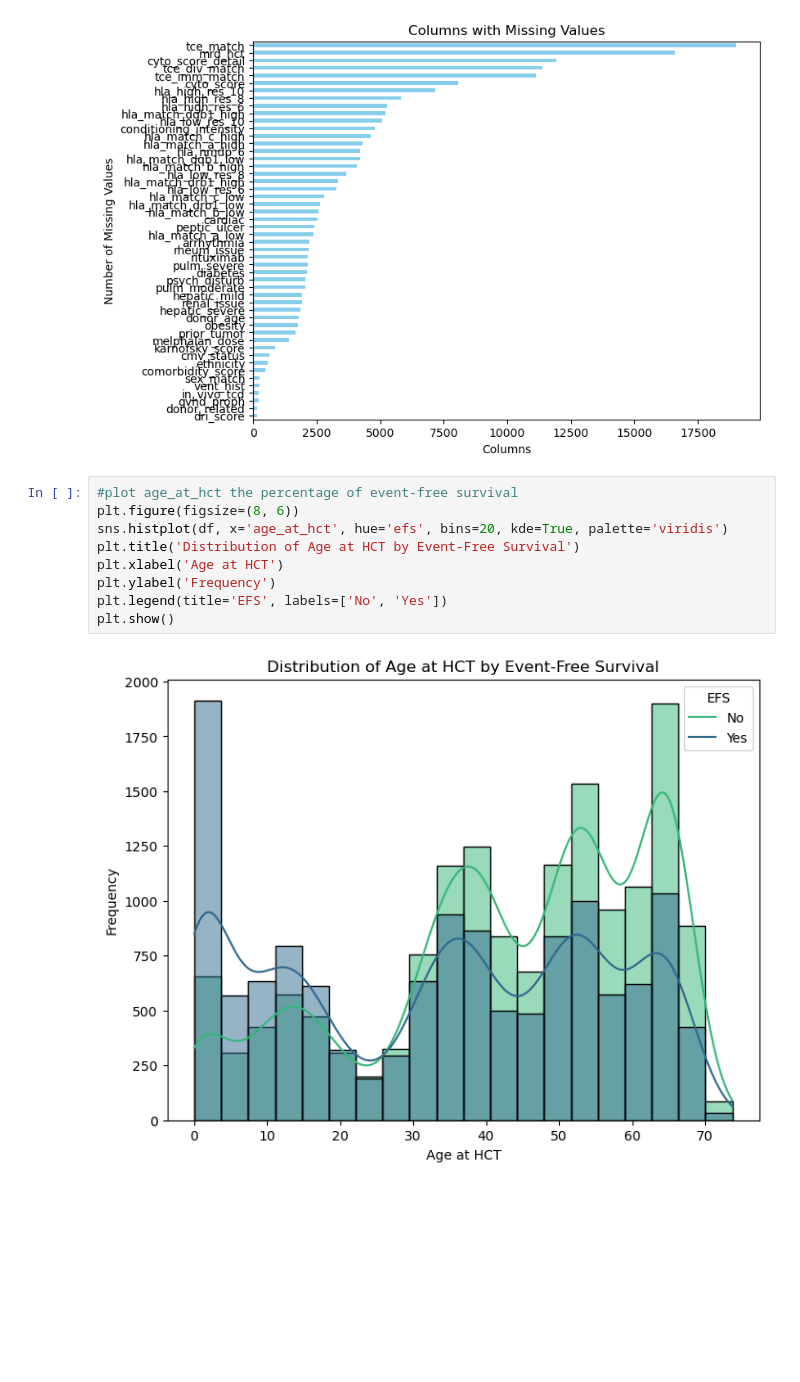
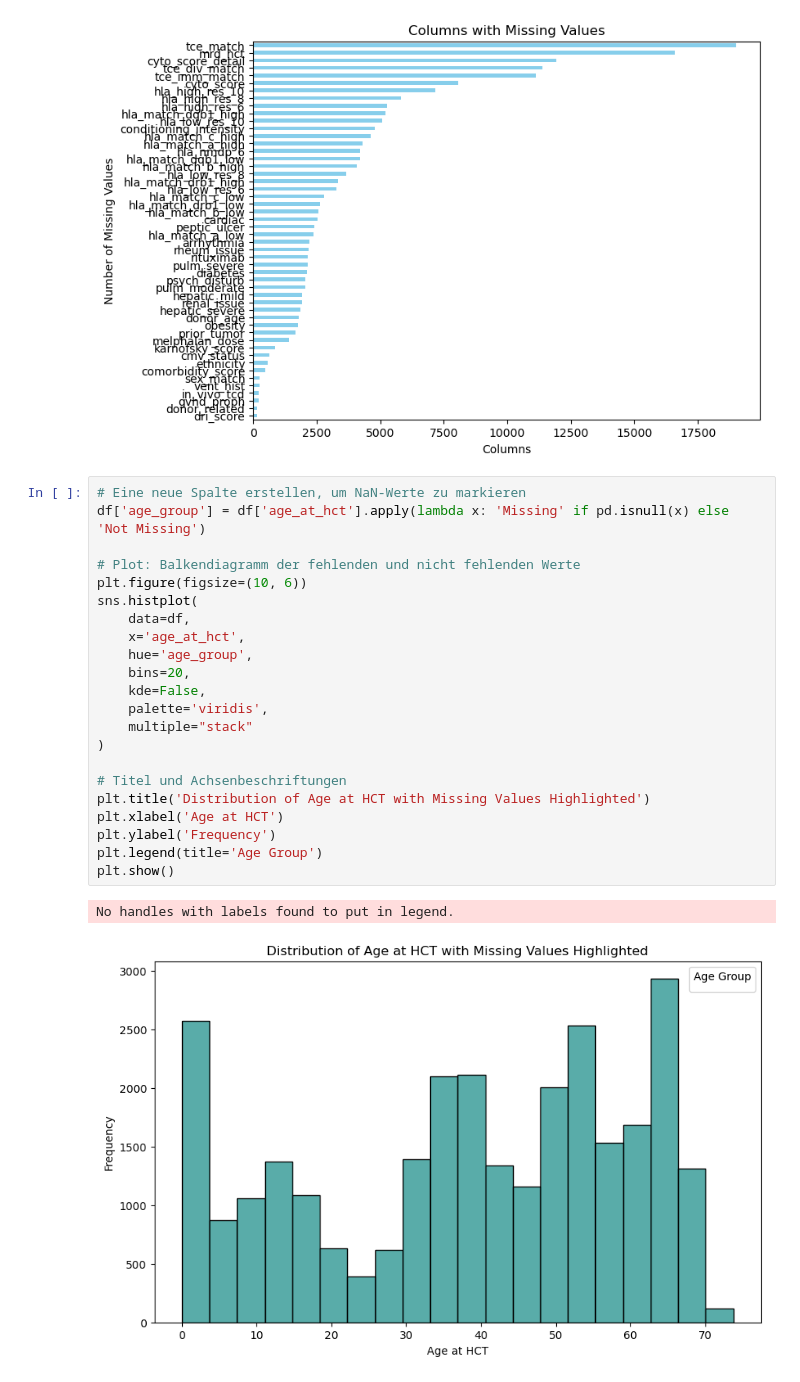
Before and after one commit to Rikamo1/Mittelstufenprojekt, a Jupyter notebook: explore_data.ipynb, the cells around one changed output. Saved outputs shown, nothing was run; the diff lists cells and outputs as text; blank space fills up the shorter version.

```diff
--- a/explore_data.ipynb
+++ b/explore_data.ipynb
@@ -121,13 +121,27 @@ plt.show()
 # %% [output]
 [figure]
 # %%
-#plot age_at_hct the percentage of event-free survival
-plt.figure(figsize=(8, 6))
-sns.histplot(df, x='age_at_hct', hue='efs', bins=20, kde=True, palette='viridis')
-plt.title('Distribution of Age at HCT by Event-Free Survival')
+# Eine neue Spalte erstellen, um NaN-Werte zu markieren
+df['age_group'] = df['age_at_hct'].apply(lambda x: 'Missing' if pd.isnull(x) else 'Not Missing')
+
+# Plot: Balkendiagramm der fehlenden und nicht fehlenden Werte
+plt.figure(figsize=(10, 6))
+sns.histplot(
+    data=df,
+    x='age_at_hct',
+    hue='age_group',
+    bins=20,
+    kde=False,
+    palette='viridis',
+    multiple="stack"
+)
+
+# Titel und Achsenbeschriftungen
+plt.title('Distribution of Age at HCT with Missing Values Highlighted')
 plt.xlabel('Age at HCT')
 plt.ylabel('Frequency')
-plt.legend(title='EFS', labels=['No', 'Yes'])
+plt.legend(title='Age Group')
 plt.show()
 # %% [output]
+No handles with labels found to put in legend.
-[figure, old version]
+[figure, new version]
```
